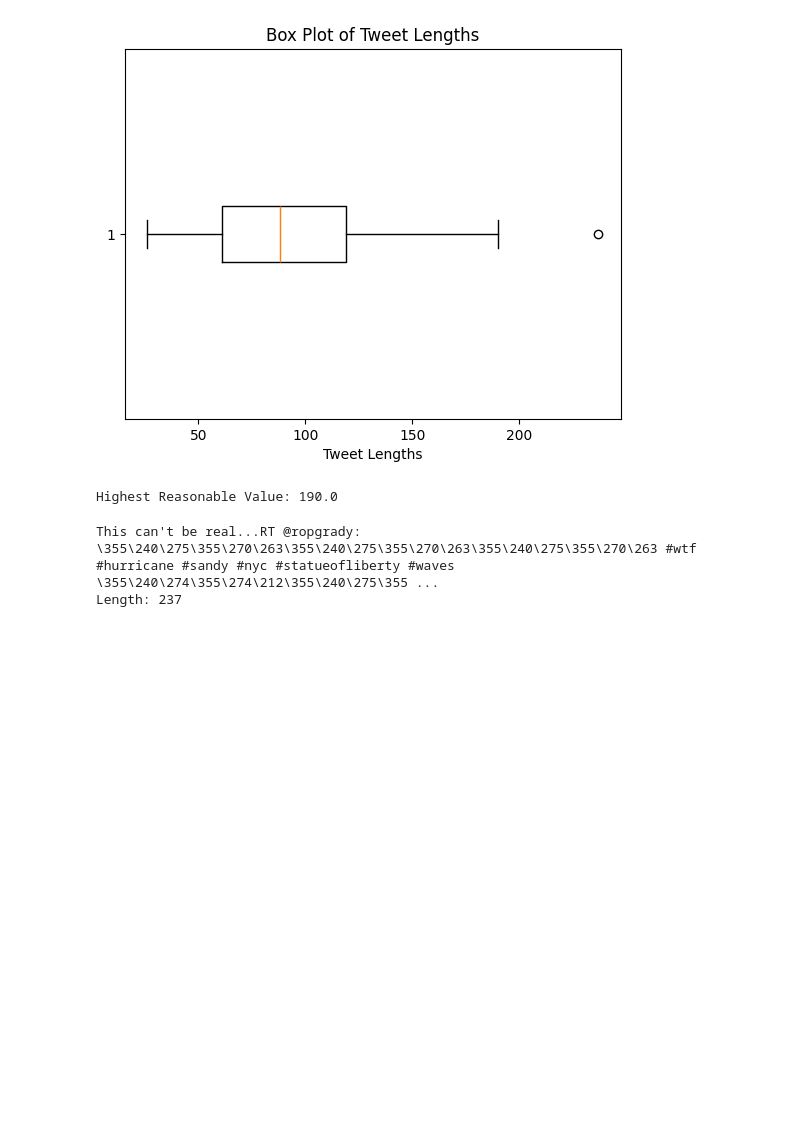
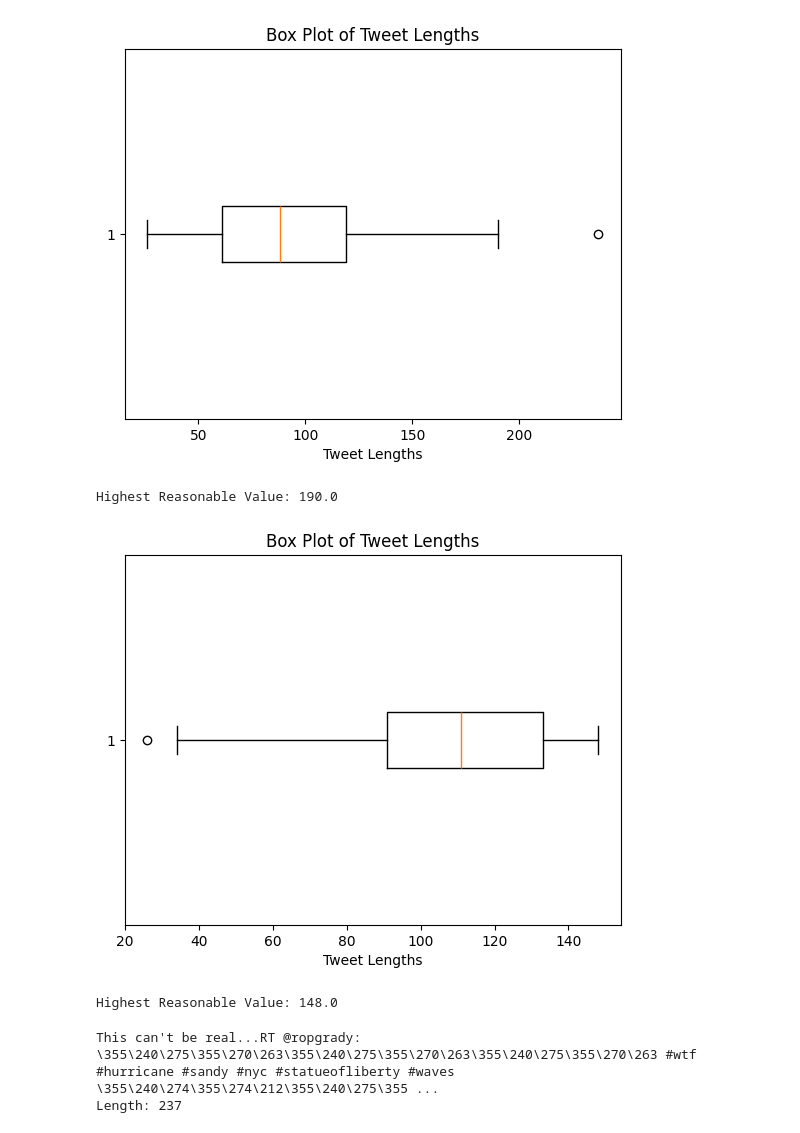
Before and after one commit to tee1g21/Machine-Learning-Technologies-Coursework, a Jupyter notebook: mediaEval.ipynb, the cells around one changed output. Cells and saved outputs as stored; diff of their text form; code cells hidden in the pictures; blank space fills up the shorter version.

```diff
--- a/mediaEval.ipynb
+++ b/mediaEval.ipynb
@@ -168,6 +171,23 @@ print(f"Highest Reasonable Value: {max_legit_value}")
 # %% [output]
 [figure]
 Highest Reasonable Value: 190.0
+# %%
+#compare lengths of tweets in test set
+test_df["tweetLength"] = test_df["tweetText"].apply(len)
+
+bp = plt.boxplot(test_df["tweetLength"], vert=False)
+
+#use right whisker of box plot to get highest reasonable value
+max_legit_value = bp["whiskers"][1].get_data()[0][1]
+
+plt.title("Box Plot of Tweet Lengths")
+plt.xlabel("Tweet Lengths")
+plt.show()
+
+print(f"Highest Reasonable Value: {max_legit_value}")
+# %% [output]
+[figure, added]
+Highest Reasonable Value: 148.0
 # %%
 #investigate 1 outliers
 #top_indices = train_df["tweetLength"].nlargest(1).index
```
Also changed, not shown: parts of 24 cells of this notebook.
